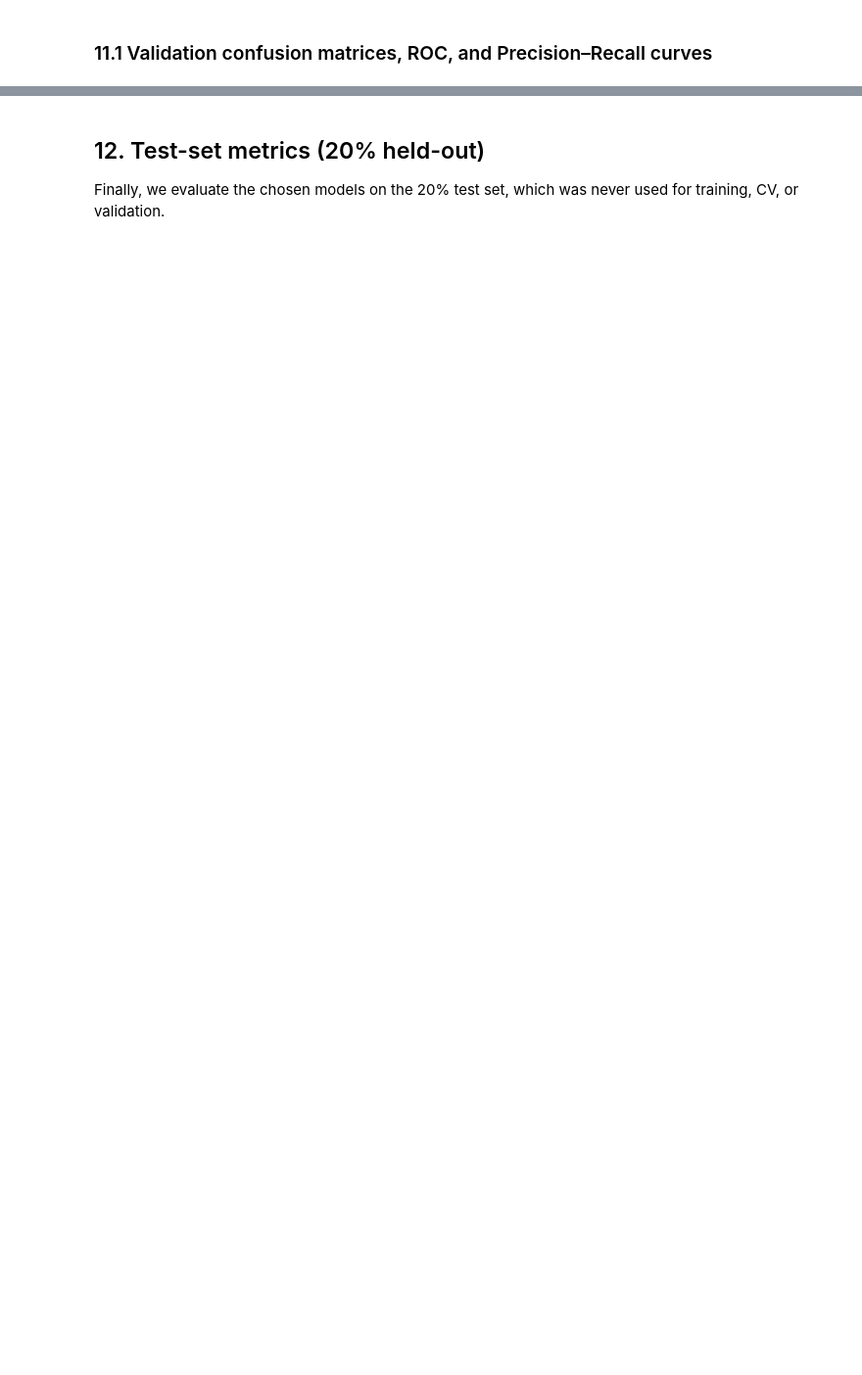
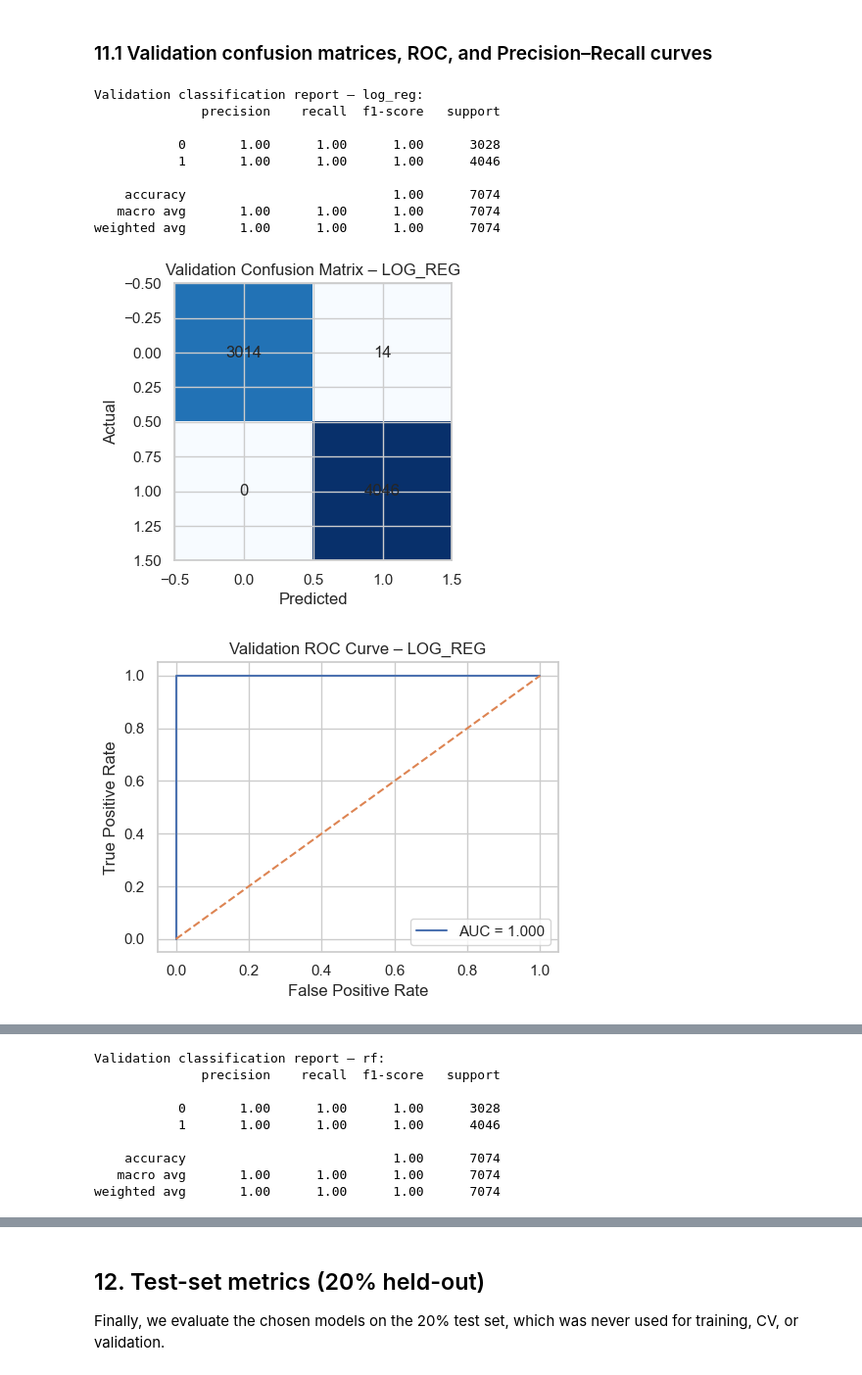
Before and after one commit to ToshiBiswas/Phishing-Link-Detector, a Jupyter notebook: ensf611_phishing_full_pipeline.ipynb, the cells around one changed output, grey strips where cells are left out. Shown at 98% size. Saved outputs shown, nothing was run; the diff lists cells and outputs as text; code cells hidden in the pictures; blank space fills up the shorter version.

```diff
--- a/ensf611_phishing_full_pipeline.ipynb
+++ b/ensf611_phishing_full_pipeline.ipynb
@@ -632,7 +682,7 @@ for name, grid in best_models.items():
 
     cm_val = confusion_matrix(y_valid, y_pred_val)
     plt.figure(figsize=(4, 4))
-    plt.imshow(cm_val)
+    plt.imshow(cm_val, cmap='Blues')
     plt.title(f'Validation Confusion Matrix – {name.upper()}')
     plt.xlabel('Predicted')
     plt.ylabel('Actual')
@@ -641,30 +691,42 @@ for name, grid in best_models.items():
     plt.tight_layout()
     plt.show()
 
     fpr_val, tpr_val, _ = roc_curve(y_valid, y_score_val)
     try:
         auc_val = roc_auc_score(y_valid, y_score_val)
     except ValueError:
         auc_val = float('nan')
 
     plt.figure(figsize=(5, 4))
     plt.plot(fpr_val, tpr_val, label=f'AUC = {auc_val:.3f}')
     plt.plot([0, 1], [0, 1], linestyle='--')
     plt.xlabel('False Positive Rate')
     plt.ylabel('True Positive Rate')
     plt.title(f'Validation ROC Curve – {name.upper()}')
     plt.legend()
     plt.tight_layout()
     plt.show()
 
     precision_val, recall_val, _ = precision_recall_curve(y_valid, y_score_val)
     ap_val = average_precision_score(y_valid, y_score_val)
 
     plt.figure(figsize=(5, 4))
     plt.plot(recall_val, precision_val, label=f'AP = {ap_val:.3f}')
     plt.xlabel('Recall')
     plt.ylabel('Precision')
     plt.title(f'Validation Precision–Recall – {name.upper()}')
     plt.legend(loc='lower left')
     plt.tight_layout()
     plt.show()
+# %% [output]
+Validation classification report – log_reg:
+              precision    recall  f1-score   support
+
+           0       1.00      1.00      1.00      3028
+           1       1.00      1.00      1.00      4046
+
+    accuracy                           1.00      7074
+   macro avg       1.00      1.00      1.00      7074
+weighted avg       1.00      1.00      1.00      7074
+[figure, added]
+[figure, added]
@@ -670,0 +734,9 @@ for name, grid in best_models.items():
+Validation classification report – rf:
+              precision    recall  f1-score   support
+
+           0       1.00      1.00      1.00      3028
+           1       1.00      1.00      1.00      4046
+
+    accuracy                           1.00      7074
+   macro avg       1.00      1.00      1.00      7074
+weighted avg       1.00      1.00      1.00      7074
```
Also changed, not shown: parts of 16 cells of this notebook.
